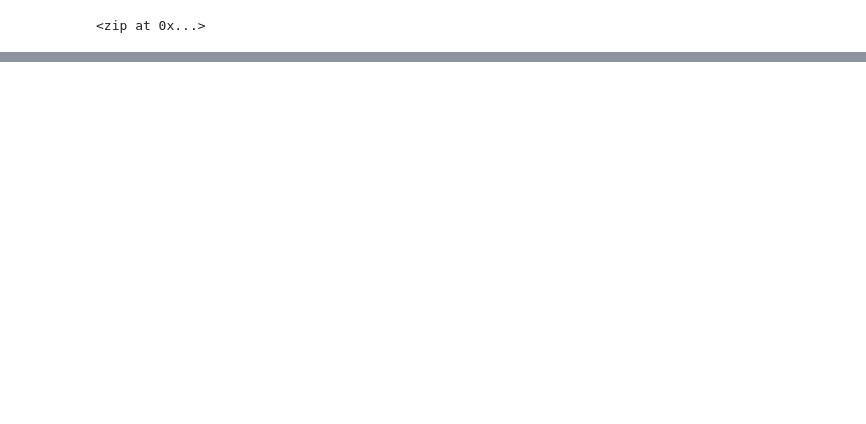
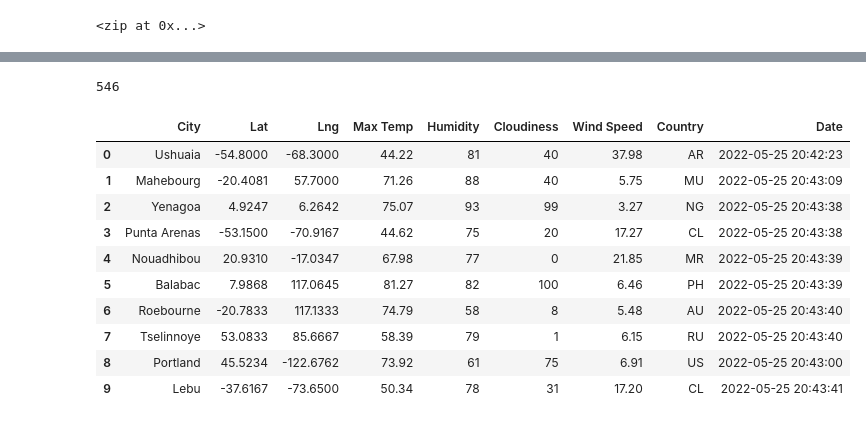
Before and after one commit to kenlo94/World_Weather_Analysis_Workthrough, a Jupyter notebook: WeatherPy.ipynb, the cells around one changed output, grey strips where cells are left out. Cells and saved outputs as stored; diff of their text form; code cells hidden in the pictures; blank space fills up the shorter version.

```diff
--- a/WeatherPy.ipynb
+++ b/WeatherPy.ipynb
@@ -5,0 +16,4 @@ import numpy as np
+# %%
+# Starting URL for Weather Map API Call.
+url = "http://api.openweathermap.org/data/2.5/weather?units=Imperial&APPID=" + weather_api_key
+print(url)
@@ -55,0 +172,20 @@ len(cities)
+# %%
+len(city_data)
+# %% [output]
+546
+# %%
+# Convert the array of dictionaries to a Pandas DataFrame.
+city_data_df = pd.DataFrame(city_data)
+city_data_df.head(10)
+# %% [output]
+|  | City | Lat | Lng | Max Temp | Humidity | Cloudiness | Wind Speed | Country | Date |
+| 0 | Ushuaia | -54.8000 | -68.3000 | 44.22 | 81 | 40 | 37.98 | AR | 2022-05-25 20:42:23 |
+| 1 | Mahebourg | -20.4081 | 57.7000 | 71.26 | 88 | 40 | 5.75 | MU | 2022-05-25 20:43:09 |
+| 2 | Yenagoa | 4.9247 | 6.2642 | 75.07 | 93 | 99 | 3.27 | NG | 2022-05-25 20:43:38 |
+| 3 | Punta Arenas | -53.1500 | -70.9167 | 44.62 | 75 | 20 | 17.27 | CL | 2022-05-25 20:43:38 |
+| 4 | Nouadhibou | 20.9310 | -17.0347 | 67.98 | 77 | 0 | 21.85 | MR | 2022-05-25 20:43:39 |
+| 5 | Balabac | 7.9868 | 117.0645 | 81.27 | 82 | 100 | 6.46 | PH | 2022-05-25 20:43:39 |
+| 6 | Roebourne | -20.7833 | 117.1333 | 74.79 | 58 | 8 | 5.48 | AU | 2022-05-25 20:43:40 |
+| 7 | Tselinnoye | 53.0833 | 85.6667 | 58.39 | 79 | 1 | 6.15 | RU | 2022-05-25 20:43:40 |
+| 8 | Portland | 45.5234 | -122.6762 | 73.92 | 61 | 75 | 6.91 | US | 2022-05-25 20:43:00 |
+| 9 | Lebu | -37.6167 | -73.6500 | 50.34 | 78 | 31 | 17.20 | CL | 2022-05-25 20:43:41 |
```
Also changed, not shown: parts of 9 cells of this notebook, 3 other files.
